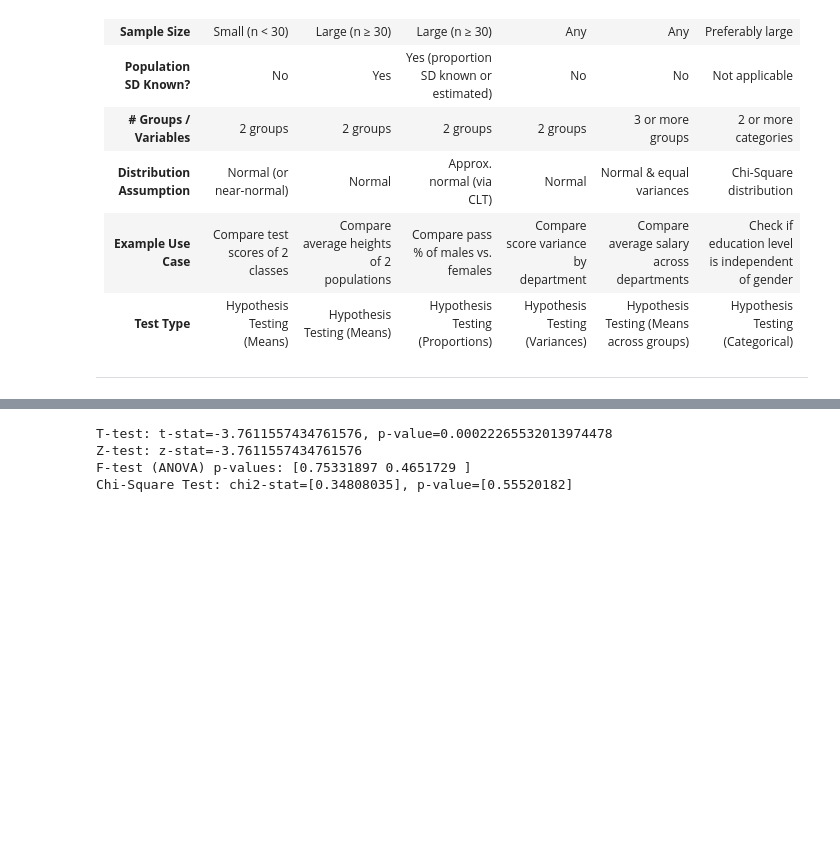
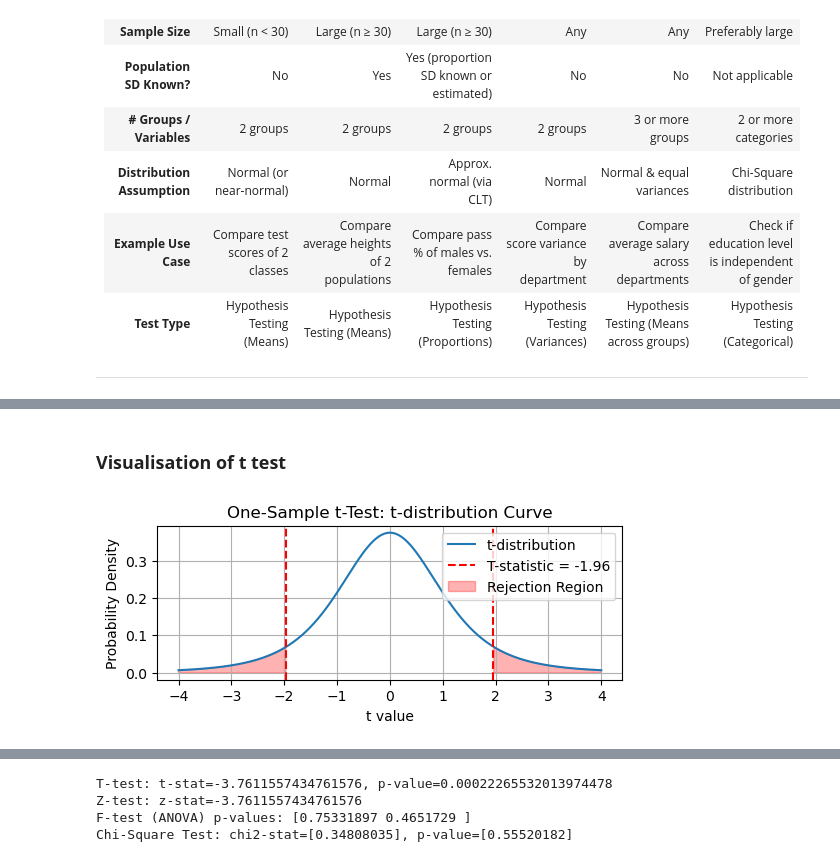
Before and after one commit to aditya230302/CODE-COLLECTION, a Jupyter notebook: Statistics.ipynb, the cells around one changed output, grey strips where cells are left out. Drawn from its saved outputs; the diff is of its cells as text; code cells hidden in the pictures; blank space fills up the shorter version.

```diff
--- a/Statistics.ipynb
+++ b/Statistics.ipynb
@@ -138,0 +324,34 @@ Absolutely! Here's a clearly formatted table on **Statistics and Its Types**, si
+# %% [markdown]
+### **Visualisation of t test**
+# %%
+import numpy as np
+import matplotlib.pyplot as plt
+from scipy import stats
+
+# Sample data
+data = [2.3, 2.5, 2.8, 3.1, 2.9]
+pop_mean = 3.0
+n = len(data)
+df = n - 1
+
+# Perform t-test
+t_stat, p_value = stats.ttest_1samp(data, pop_mean)
+
+# Generate t-distribution
+x = np.linspace(-4, 4, 300)
+y = stats.t.pdf(x, df)
+
+# Plot
+plt.figure(figsize=(6, 2))
+plt.plot(x, y, label='t-distribution')
+plt.axvline(t_stat, color='red', linestyle='--', label=f'T-statistic = {t_stat:.2f}')
+plt.axvline(-t_stat, color='red', linestyle='--')
+plt.title('One-Sample t-Test: t-distribution Curve')
+plt.fill_between(x, y, where=(x > abs(t_stat)) | (x < -abs(t_stat)), color='red', alpha=0.3, label='Rejection Region')
+plt.legend()
+plt.xlabel('t value')
+plt.ylabel('Probability Density')
+plt.grid(True)
+plt.show()
+# %% [output]
+[figure, added]
```
Also changed, not shown: parts of 56 cells of this notebook.
